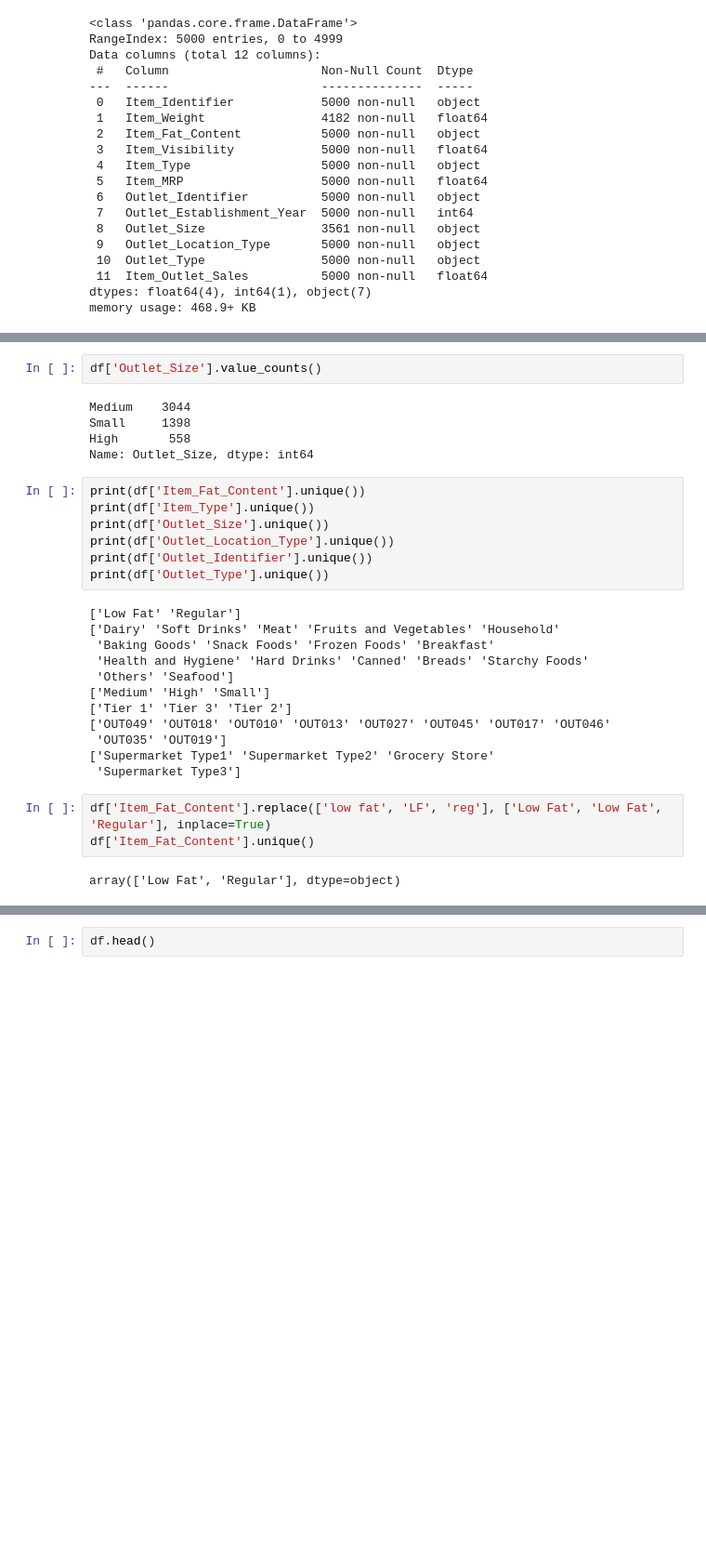
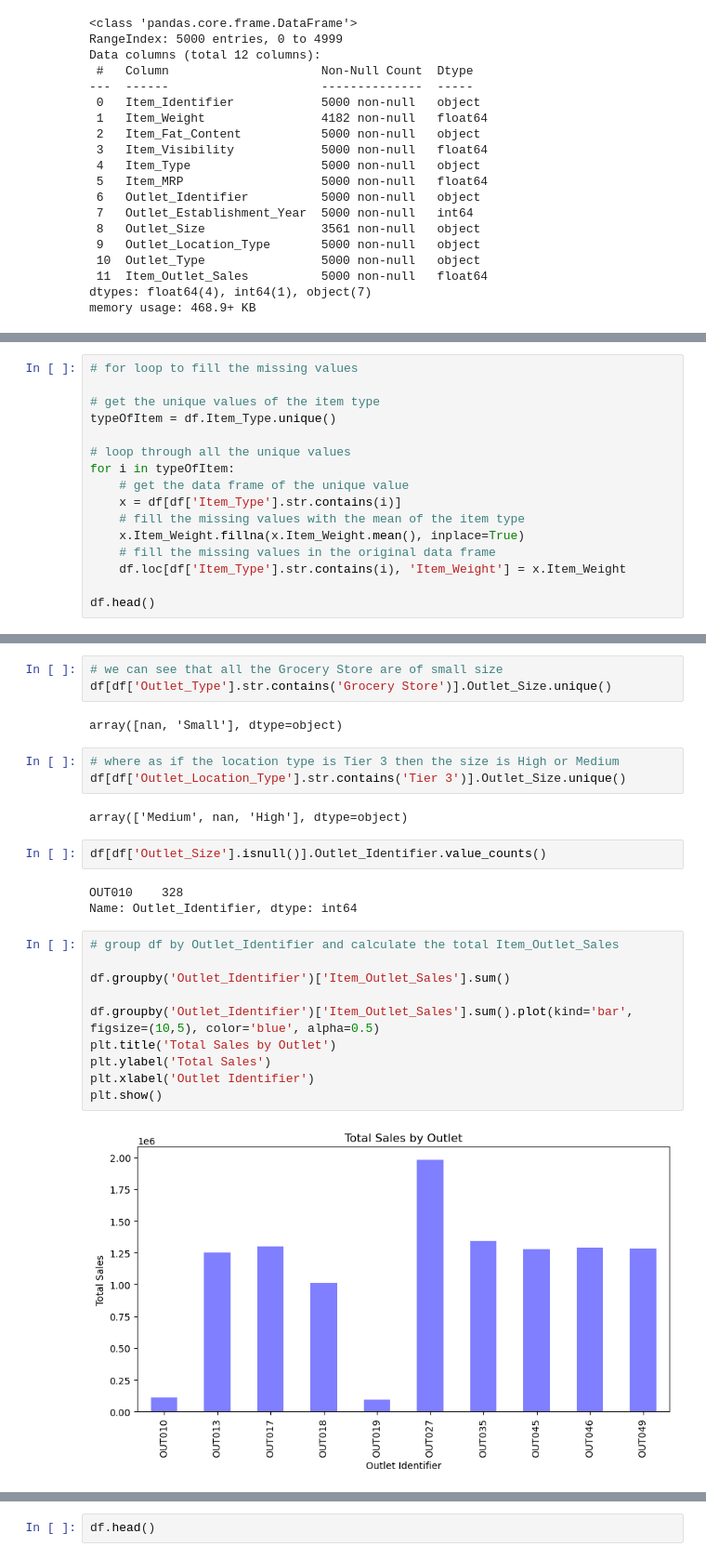
Before and after one commit to jlang62/machine-learning-exercises, a Jupyter notebook: exam/notebooks/Problem4.ipynb, the cells around one changed output, grey strips where cells are left out. Shown at 93% size. Drawn from its saved outputs; the diff is of its cells as text; blank space fills up the shorter version.

```diff
--- a/exam/notebooks/Problem4.ipynb
+++ b/exam/notebooks/Problem4.ipynb
@@ -77,0 +202,16 @@ df['Outlet_Size'].fillna(df['Outlet_Size'].mode()[0], inplace=True)
+# %%
+# for loop to fill the missing values
+
+# get the unique values of the item type
+typeOfItem = df.Item_Type.unique()
+
+# loop through all the unique values
+for i in typeOfItem:
+    # get the data frame of the unique value
+    x = df[df['Item_Type'].str.contains(i)]
+    # fill the missing values with the mean of the item type
+    x.Item_Weight.fillna(x.Item_Weight.mean(), inplace=True)
+    # fill the missing values in the original data frame
+    df.loc[df['Item_Type'].str.contains(i), 'Item_Weight'] = x.Item_Weight
+
+df.head()
@@ -78,31 +305,27 @@ df['Outlet_Size'].fillna(df['Outlet_Size'].mode()[0], inplace=True)
+# %%
+# we can see that all the Grocery Store are of small size
+df[df['Outlet_Type'].str.contains('Grocery Store')].Outlet_Size.unique()
+# %% [output]
+array([nan, 'Small'], dtype=object)
+# %%
+# where as if the location type is Tier 3 then the size is High or Medium
+df[df['Outlet_Location_Type'].str.contains('Tier 3')].Outlet_Size.unique()
+# %% [output]
+array(['Medium', nan, 'High'], dtype=object)
 # %%
-df['Outlet_Size'].value_counts()
+df[df['Outlet_Size'].isnull()].Outlet_Identifier.value_counts()
 # %% [output]
-Medium    3044
-Small     1398
-High       558
-Name: Outlet_Size, dtype: int64
+OUT010    328
+Name: Outlet_Identifier, dtype: int64
-# %%
-print(df['Item_Fat_Content'].unique())
-print(df['Item_Type'].unique())
-print(df['Outlet_Size'].unique())
-print(df['Outlet_Location_Type'].unique())
-print(df['Outlet_Identifier'].unique())
-print(df['Outlet_Type'].unique())
-# %% [output]
-['Low Fat' 'Regular']
-['Dairy' 'Soft Drinks' 'Meat' 'Fruits and Vegetables' 'Household'
- 'Baking Goods' 'Snack Foods' 'Frozen Foods' 'Breakfast'
- 'Health and Hygiene' 'Hard Drinks' 'Canned' 'Breads' 'Starchy Foods'
- 'Others' 'Seafood']
-['Medium' 'High' 'Small']
-['Tier 1' 'Tier 3' 'Tier 2']
-['OUT049' 'OUT018' 'OUT010' 'OUT013' 'OUT027' 'OUT045' 'OUT017' 'OUT046'
- 'OUT035' 'OUT019']
-['Supermarket Type1' 'Supermarket Type2' 'Grocery Store'
- 'Supermarket Type3']
-# %%
-df['Item_Fat_Content'].replace(['low fat', 'LF', 'reg'], ['Low Fat', 'Low Fat', 'Regular'], inplace=True)
-df['Item_Fat_Content'].unique()
-# %% [output]
-array(['Low Fat', 'Regular'], dtype=object)
+# %%
+# group df by Outlet_Identifier and calculate the total Item_Outlet_Sales
+
+df.groupby('Outlet_Identifier')['Item_Outlet_Sales'].sum()
+
+df.groupby('Outlet_Identifier')['Item_Outlet_Sales'].sum().plot(kind='bar', figsize=(10,5), color='blue', alpha=0.5)
+plt.title('Total Sales by Outlet')
+plt.ylabel('Total Sales')
+plt.xlabel('Outlet Identifier')
+plt.show()
+# %% [output]
+[figure, added]
```
Also changed, not shown: parts of 58 cells of this notebook, 5 other files.
